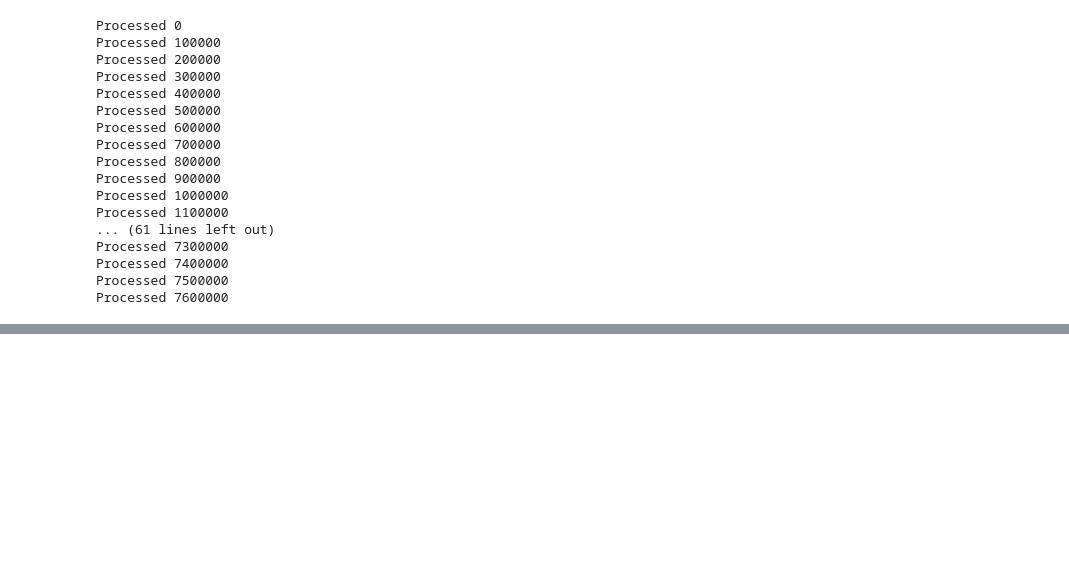
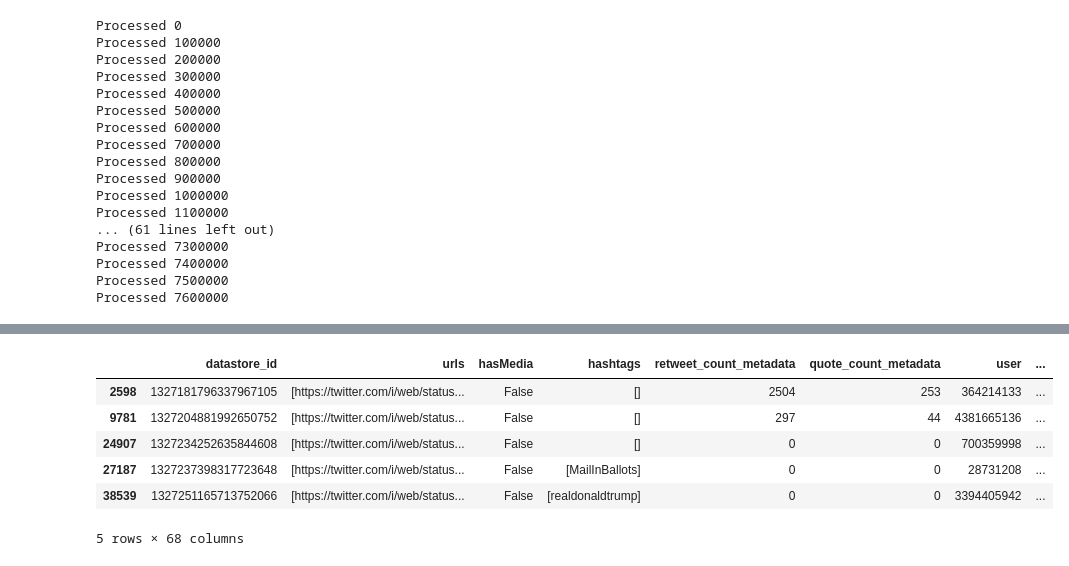
Before and after one commit to sTechLab/VoterFraud2020-analysis, a Jupyter notebook: notebooks/candidate_shares_mapping.ipynb, the cells around one changed output, grey strips where cells are left out. Cells and saved outputs as stored; diff of their text form; code cells hidden in the pictures; blank space fills up the shorter version.

```diff
--- a/notebooks/candidate_shares_mapping.ipynb
+++ b/notebooks/candidate_shares_mapping.ipynb
@@ -136,0 +228,10 @@ Candidate tweets 2386
+# %%
+candidate_tweets.head()
+# %% [output]
+|  | datastore_id | urls | hasMedia | hashtags | retweet_count_metadata | quote_count_metadata | user | ... |
+| 2598 | 1327181796337967105 | [https://twitter.com/i/web/status... | False | [] | 2504 | 253 | 364214133 | ... |
+| 9781 | 1327204881992650752 | [https://twitter.com/i/web/status... | False | [] | 297 | 44 | 4381665136 | ... |
+| 24907 | 1327234252635844608 | [https://twitter.com/i/web/status... | False | [] | 0 | 0 | 700359998 | ... |
+| 27187 | 1327237398317723648 | [https://twitter.com/i/web/status... | False | [MailInBallots] | 0 | 0 | 28731208 | ... |
+| 38539 | 1327251165713752066 | [https://twitter.com/i/web/status... | False | [realdonaldtrump] | 0 | 0 | 3394405942 | ... |
+5 rows × 68 columns
```
Also changed, not shown: parts of 18 cells of this notebook, 3 other files.
